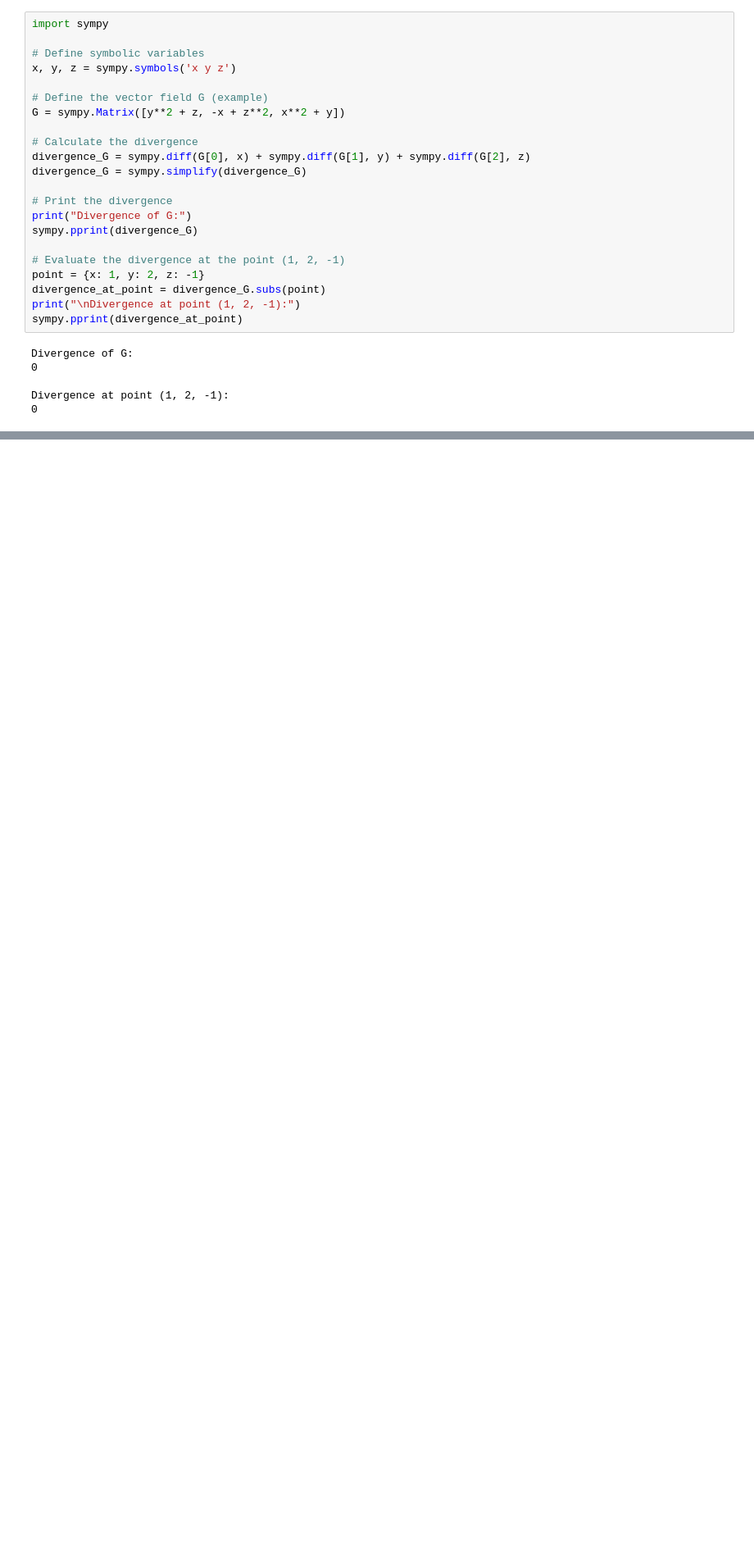
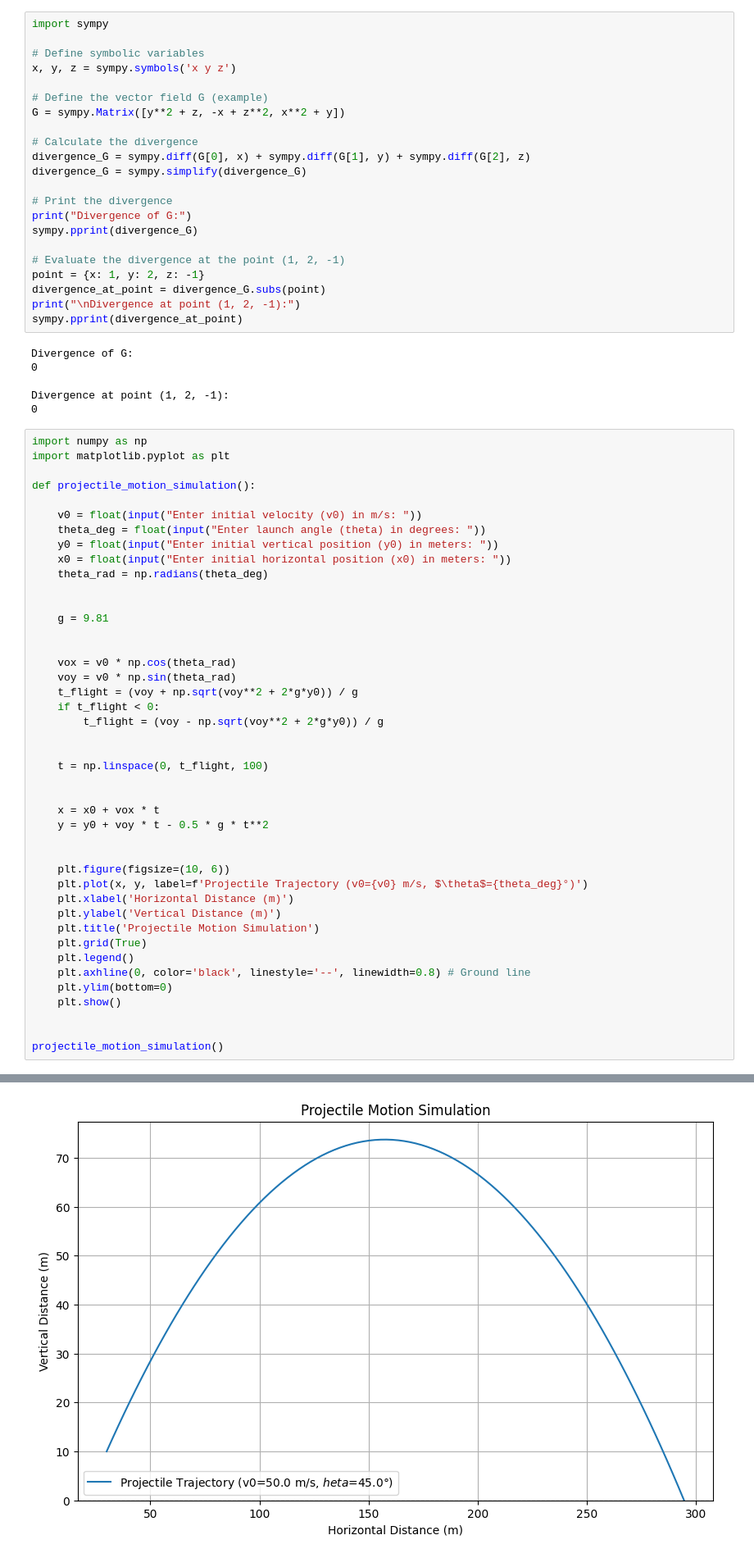
Before and after one commit to atharvdatar19/Mentorbhaiyaaa, a Jupyter notebook: physicswork.ipynb, the cells around one changed output, grey strips where cells are left out. Shown at 82% size. Drawn from its saved outputs; the diff is of its cells as text; blank space fills up the shorter version.

```diff
--- a/physicswork.ipynb
+++ b/physicswork.ipynb
@@ -408,3 +408,47 @@ Divergence of G:
 
 Divergence at point (1, 2, -1):
 0
+# %%
+import numpy as np
+import matplotlib.pyplot as plt
+
+def projectile_motion_simulation():
+
+    v0 = float(input("Enter initial velocity (v0) in m/s: "))
+    theta_deg = float(input("Enter launch angle (theta) in degrees: "))
+    y0 = float(input("Enter initial vertical position (y0) in meters: "))
+    x0 = float(input("Enter initial horizontal position (x0) in meters: "))
+    theta_rad = np.radians(theta_deg)
+
+
+    g = 9.81
+
+
+    vox = v0 * np.cos(theta_rad)
+    voy = v0 * np.sin(theta_rad)
+    t_flight = (voy + np.sqrt(voy**2 + 2*g*y0)) / g
+    if t_flight < 0:
+        t_flight = (voy - np.sqrt(voy**2 + 2*g*y0)) / g
+
+
+    t = np.linspace(0, t_flight, 100)
+
+
+    x = x0 + vox * t
+    y = y0 + voy * t - 0.5 * g * t**2
+
+
+    plt.figure(figsize=(10, 6))
+    plt.plot(x, y, label=f'Projectile Trajectory (v0={v0} m/s, $\theta$={theta_deg}°)')
+    plt.xlabel('Horizontal Distance (m)')
+    plt.ylabel('Vertical Distance (m)')
+    plt.title('Projectile Motion Simulation')
+    plt.grid(True)
+    plt.legend()
+    plt.axhline(0, color='black', linestyle='--', linewidth=0.8) # Ground line
+    plt.ylim(bottom=0)
+    plt.show()
+
+
+projectile_motion_simulation()
+# %% [output]
@@ -410,0 +459 @@ Divergence at point (1, 2, -1):
+[figure, added]
```
Also changed, not shown: parts of 1 cell of this notebook.
